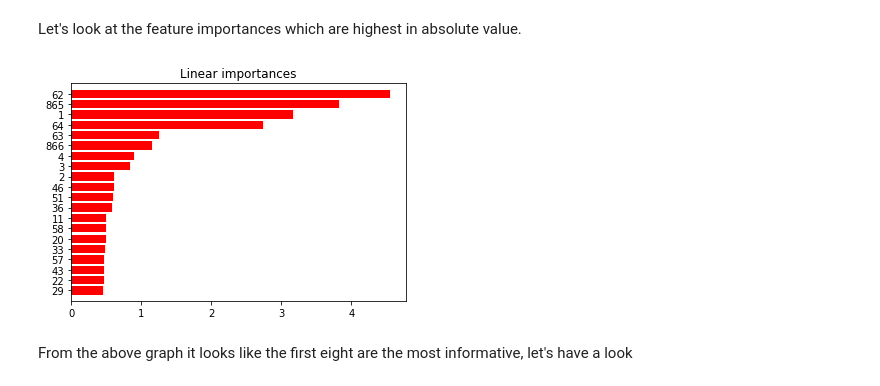
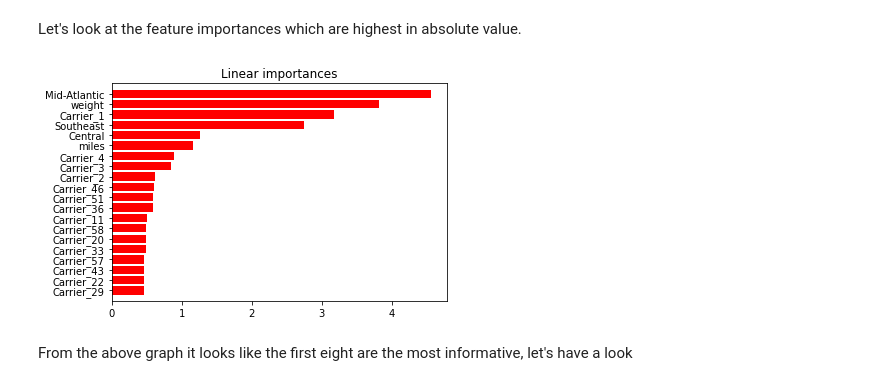
Before and after one commit to abcde799/Feature-Importance, a Jupyter notebook: shap0.ipynb, the cells around one changed output. Saved outputs shown, nothing was run; the diff lists cells and outputs as text; code cells hidden in the pictures.

Commit message:
improved visuals

```diff
--- a/shap0.ipynb
+++ b/shap0.ipynb
@@ -314,18 +314,20 @@ Let's look at the feature importances which are highest in absolute value.
 # %%
 abs_importances = np.absolute((reg_lin.coef_)[0])
 
 indices = np.argsort(abs_importances)
 
 top20 = indices[-20:]
 
+linear_top20_features = [features[i] for i in top20]
+
+
 # Plot the feature importances of the forest
 plt.figure()
 plt.title("Linear importances")
 plt.barh(range(20), abs_importances[top20], color="r", align="center")
-# If you want to define your own labels,
-# change indices to a list of labels on the following line.
-plt.yticks(range(20), top20)
+
+plt.yticks(range(20), linear_top20_features)
 plt.ylim([-1, 20])
 plt.show()
 # %% [output]
-[figure, old version]
+[figure, new version]
```
Also changed, not shown: parts of 19 cells of this notebook.
